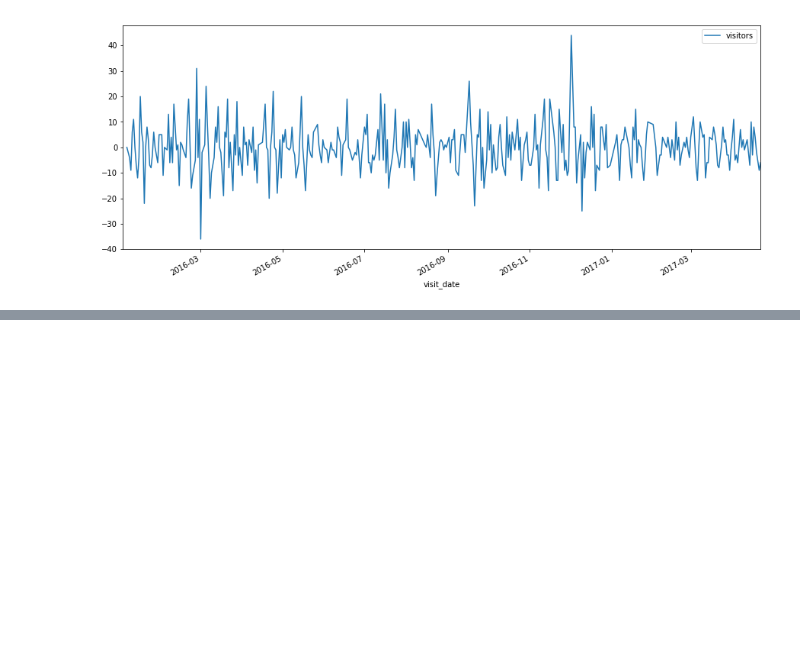
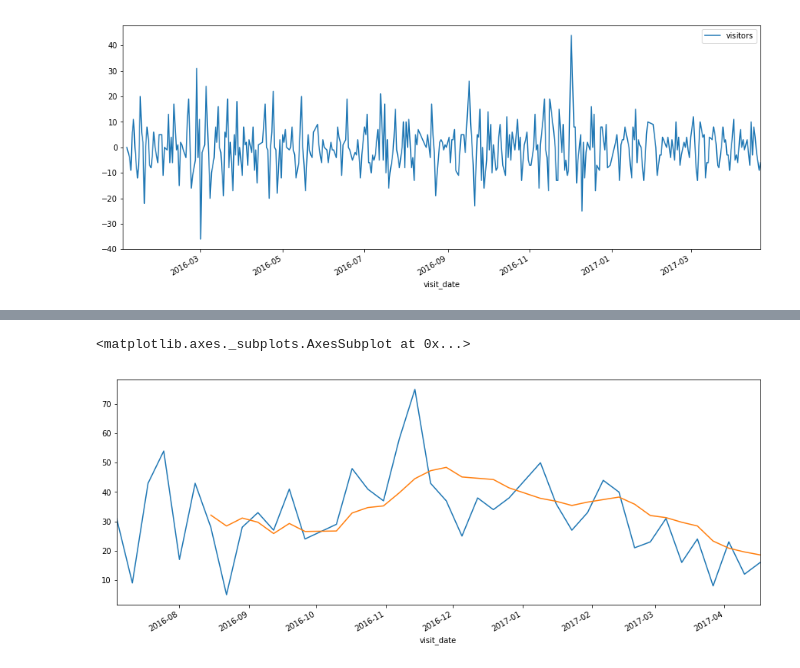
Before and after one commit to bengrauer/datascience_competitions, a Jupyter notebook: JapanRestarauntVisitors/plot_QuickAnalysis.ipynb, the cells around one changed output, grey strips where cells are left out. Cells and saved outputs as stored; diff of their text form; code cells hidden in the pictures; blank space fills up the shorter version.

```diff
--- a/JapanRestarauntVisitors/plot_QuickAnalysis_wip.ipynb
+++ b/JapanRestarauntVisitors/plot_QuickAnalysis.ipynb
@@ -556,0 +597,20 @@ dfSuper[dfSuper['air_store_id']==storeid][['visitors','7-day-SMA']].plot()
+# %%
+randomPullList = ('air_55390f784018349a','air_bdd32aa407c16335',
+                 'air_347be2c4feeb408b','air_2fed81034f8834e5',
+                  'air_aed3a8b49abe4a48','air_63a88d81295195ed')
+
+ErrorList = ('air_1c0b150f9e696a5f','air_7420042ff75f9aca',
+             'air_789103bf53b8096b','air_900d755ebd2f7bbd',
+             'air_a17f0778617c76e2','air_a9a380530c1e121f')
+storeid = 'air_2fed81034f8834e5'
+dayTS = dfSuper[dfSuper['air_store_id']== storeid]
+# %%
+#dayTS['dayofweek_num'].plot(grid='visitors')
+# Monday is 0, Sunady is 6
+#dayTS[dayTS['dayofweek_num']==0]['visitors'].rolling(window=5).mean().plot()
+#dayTS[['visitors']].plot(kind='box', ax='dayofweek_num')
+dayTS[dayTS['dayofweek_num']==0]['visitors'].plot() # monday
+dayTS[dayTS['dayofweek_num']==0]['visitors'].rolling(window=7).mean().plot()
+# %% [output]
+<matplotlib.axes._subplots.AxesSubplot at 0x...>
+[figure, added]
```
Also changed, not shown: parts of 16 cells of this notebook, 4 other files.
